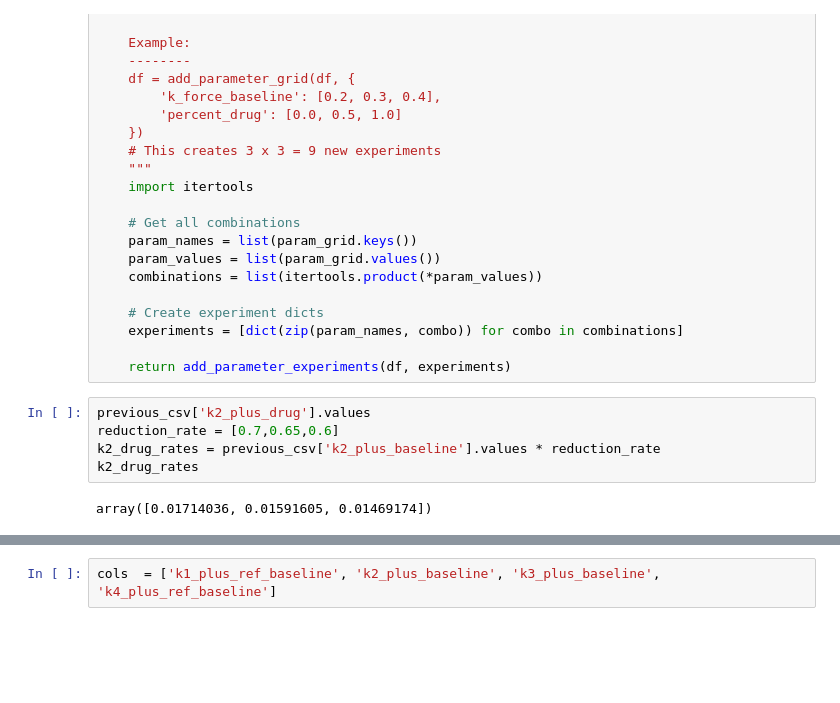
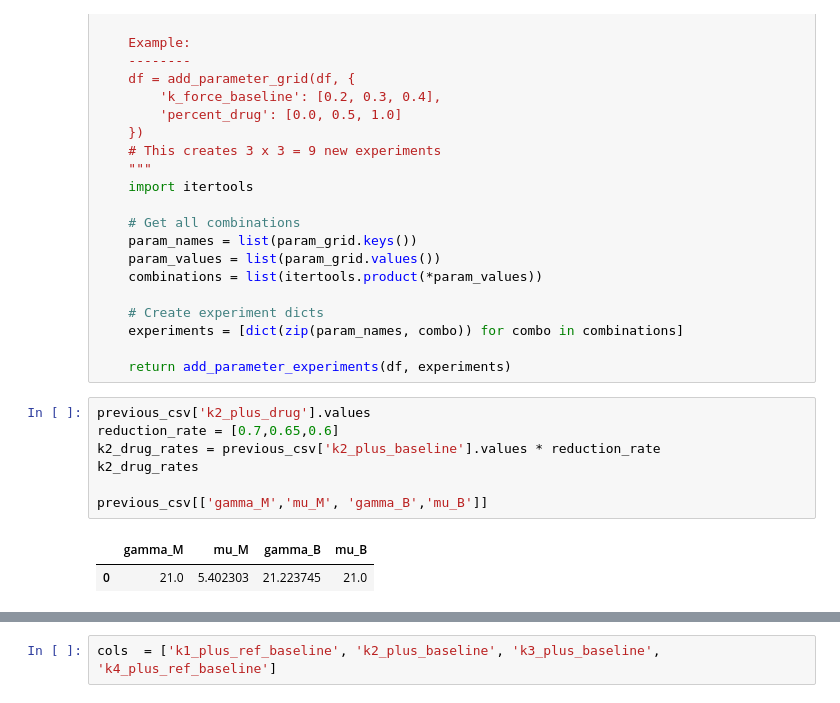
Before and after one commit to marcushock/dATP_multiscale_modeling, a Jupyter notebook: Misc_notebooks/parameter_input_generator.ipynb, the cells around one changed output, grey strips where cells are left out. Cells and saved outputs as stored; diff of their text form; blank space fills up the shorter version.

```diff
--- a/Misc_notebooks/parameter_input_generator.ipynb
+++ b/Misc_notebooks/parameter_input_generator.ipynb
@@ -183,8 +173,11 @@ def add_parameter_grid(df, param_grid):
 # %%
 previous_csv['k2_plus_drug'].values
 reduction_rate = [0.7,0.65,0.6]
 k2_drug_rates = previous_csv['k2_plus_baseline'].values * reduction_rate
 k2_drug_rates
+
+previous_csv[['gamma_M','mu_M', 'gamma_B','mu_B']]
 # %% [output]
-array([0.01714036, 0.01591605, 0.01469174])
+|  | gamma_M | mu_M | gamma_B | mu_B |
+| 0 | 21.0 | 5.402303 | 21.223745 | 21.0 |
 # %%
```
Also changed, not shown: parts of 4 cells of this notebook, 1 other file.
